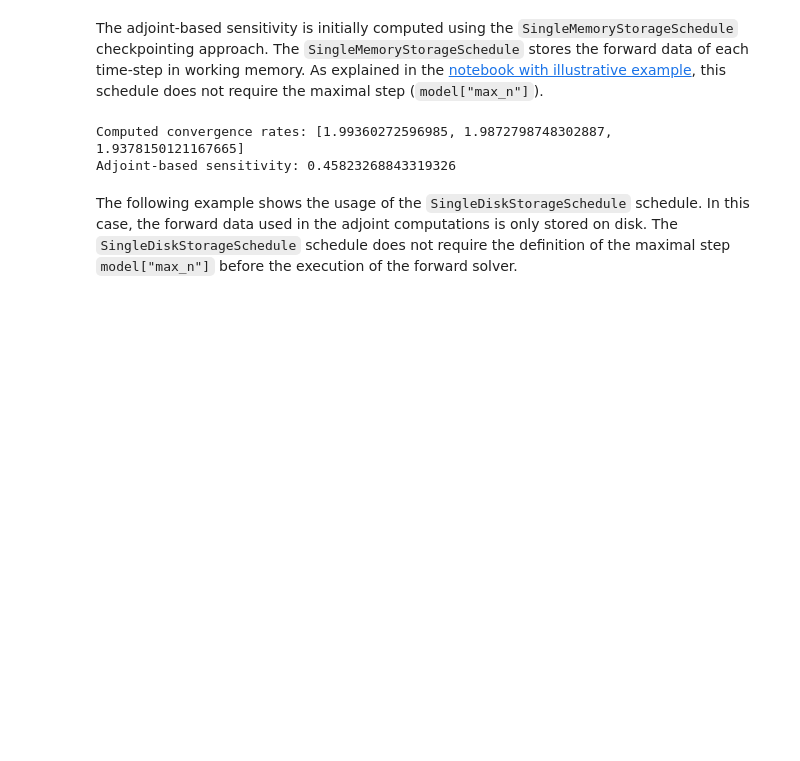
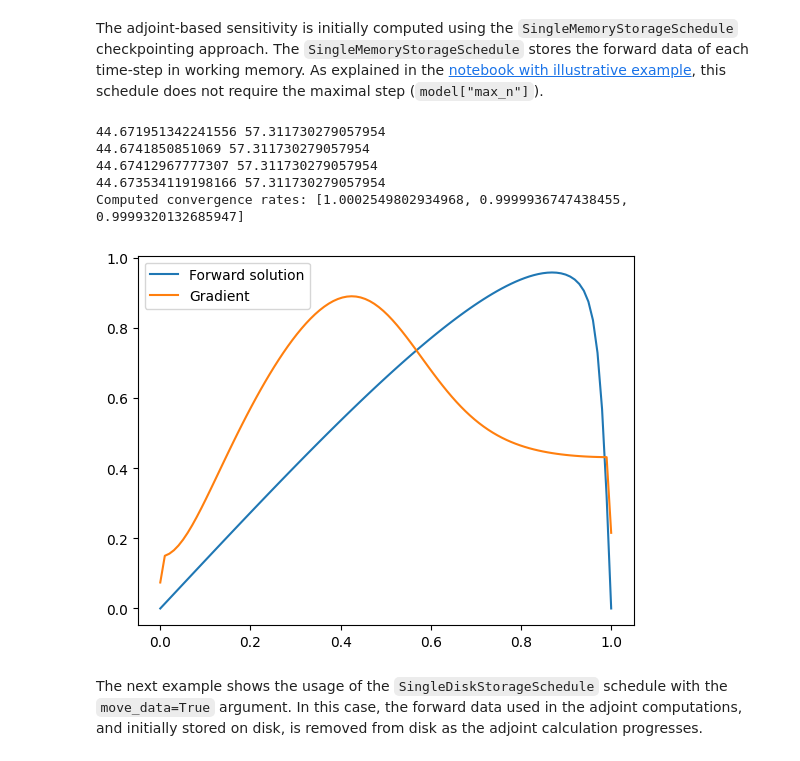
Before and after one commit to firedrakeproject/checkpoint_schedules, a Jupyter notebook: docs/notebooks/burger.ipynb, the cells around one changed output. Saved outputs shown, nothing was run; the diff lists cells and outputs as text; code cells hidden in the pictures; blank space fills up the shorter version.

Commit message:
move to discrete adjoint; applying some modifications and corrections required in the reviews

```diff
--- a/docs/notebooks/burger.ipynb
+++ b/docs/notebooks/burger.ipynb
@@ -444,22 +418,58 @@ model = {"lx": 1,   # lenght domain
         }
 mesh = np.linspace(0, model["lx"], model["nx"]) # create the spatial grid
 u0 = np.sin(np.pi*mesh) # initial condition
+# %%
+def taylor_remainder_test(gradient, J, u0, h):
+    epsilons = [0.001 / 2**i for i in range(4)]
+    E = []
+    dJdm = sum(gradient.reshape(-1) * h.reshape(-1))
+    for eps in epsilons:
+        up = u0 + h * eps
+        burgers = BurgersEquation(model, up, mesh)
+        burgers.forward(0, model["max_n"])
+        Jp = functional_value(burgers.forward_final_solution)
+        E.append(abs(Jp - J - dJdm * eps))
+        print((Jp - J) / eps, dJdm)
+
+    return E, epsilons
+
+def convergence_rates(E_values, eps_values, show=True):
+    r = []
+    for i in range(1, len(eps_values)):
+        r.append(np.log(E_values[i] / E_values[i - 1])
+                 / np.log(eps_values[i] / eps_values[i - 1]))
+    if show:
+        print("Computed convergence rates: {}".format(r))
+    return r
+# %%
+def functional_value(u):
+    return sum(u**2 * 0.5)
+
+def plot_solution(u_forward, gradient):
+    import matplotlib.pyplot as plt
+    plt.plot(mesh, u_forward, label="Forward solution")
+    plt.plot(mesh, gradient, label="Gradient")
+    plt.legend()
+    plt.show()
 # %% [markdown]
 The adjoint-based sensitivity is initially computed using the `SingleMemoryStorageSchedule` checkpointing approach. The `SingleMemoryStorageSchedule` stores the forward data of each time-step in working memory. As explained in the [notebook with illustrative example](https://nbviewer.org/github/firedrakeproject/checkpoint_schedules/blob/main/docs/notebooks/tutorial.ipynb), this schedule does not require the maximal step (`model["max_n"]`).
 # %%
 schedule = SingleMemoryStorageSchedule()  # Create the checkpointing schedule.
 burger = BurgersEquation(model, u0, mesh)  # Create the burger's equation object.
 manager = CheckpointingManager(schedule, burger)  # Create the checkpointing manager.
 manager.execute()  # execute the checkpointing schedule using `SingleMemoryStorageSchedule` schedule.
-u_2 = burger.forward_final_solution**2  # Compute the energy.
-J = sum(u_2.reshape(-1) * 0.5) * 1/burger.model["nx"]  # Compute the functional value.
-E, h = taylor_remainder_test(burger.adjoint_work_memory, J, u0)  # Compute the Taylor remainder.
-convergence_rates(E, h, show=True)
-senstivity = sum(burger.adjoint_work_memory[StorageType.WORK][0].reshape(-1) * u0.reshape(-1)) * 1 / model["nx"]
-print("Adjoint-based sensitivity: {}".format(senstivity))
+J = functional_value(burger.forward_final_solution)
+h = np.ones_like(u0)
+E, epsilon = taylor_remainder_test(burger.gradient(), J, u0, h)  # Compute the Taylor remainder.
+convergence_rates(E, epsilon, show=True)
+plot_solution(burger.forward_final_solution, burger.gradient())
 # %% [output]
-Computed convergence rates: [1.99360272596985, 1.9872798748302887, 1.9378150121167665]
-Adjoint-based sensitivity: 0.45823268843319326
+44.671951342241556 57.311730279057954
+44.6741850851069 57.311730279057954
+44.67412967777307 57.311730279057954
+44.673534119198166 57.311730279057954
+Computed convergence rates: [1.0002549802934968, 0.9999936747438455, 0.9999320132685947]
+[figure, added]
 # %% [markdown]
-The following example shows the usage of the `SingleDiskStorageSchedule` schedule. In this case, the forward data used in the adjoint computations is only stored on disk. The `SingleDiskStorageSchedule` schedule does not require the definition of the maximal step `model["max_n"]` before the execution of the forward solver.
+The next example shows the usage of the `SingleDiskStorageSchedule` schedule with the `move_data=True` argument. In this case, the forward data used in the adjoint computations, and initially stored on disk, is removed from disk as the adjoint calculation progresses.
 # %%
```
Also changed, not shown: parts of 28 cells of this notebook.
